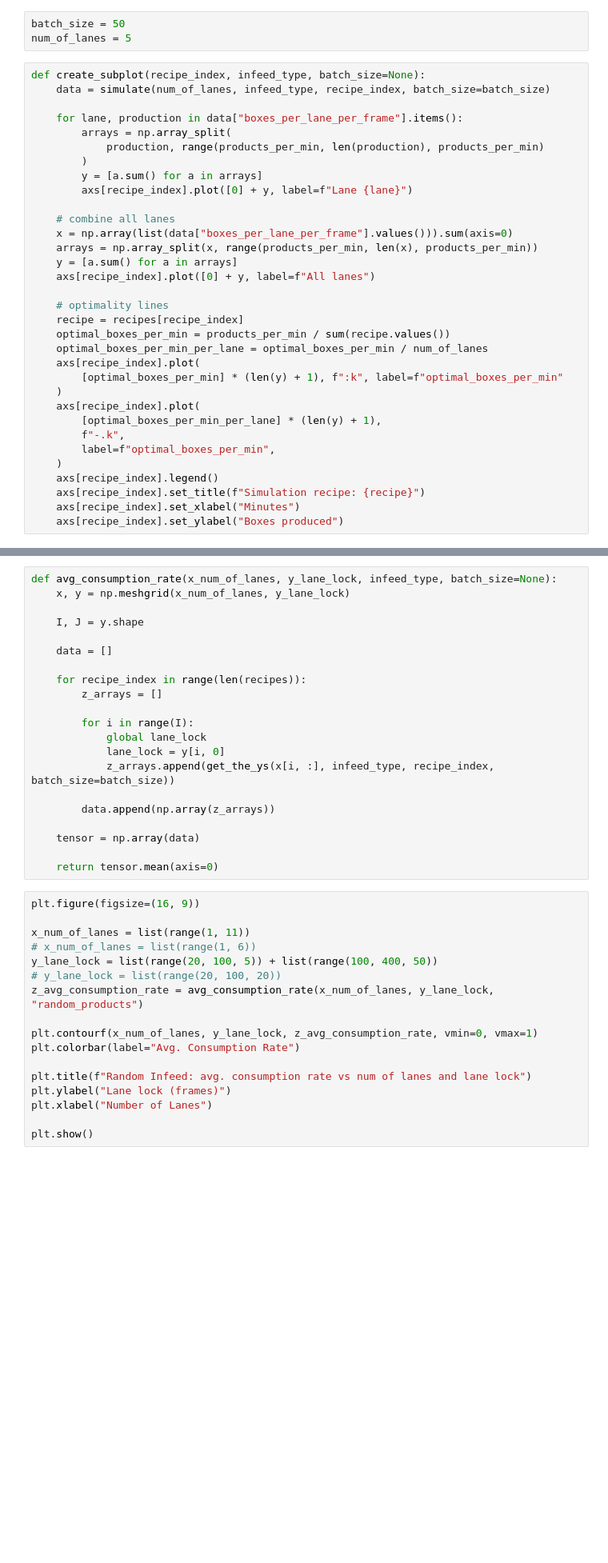
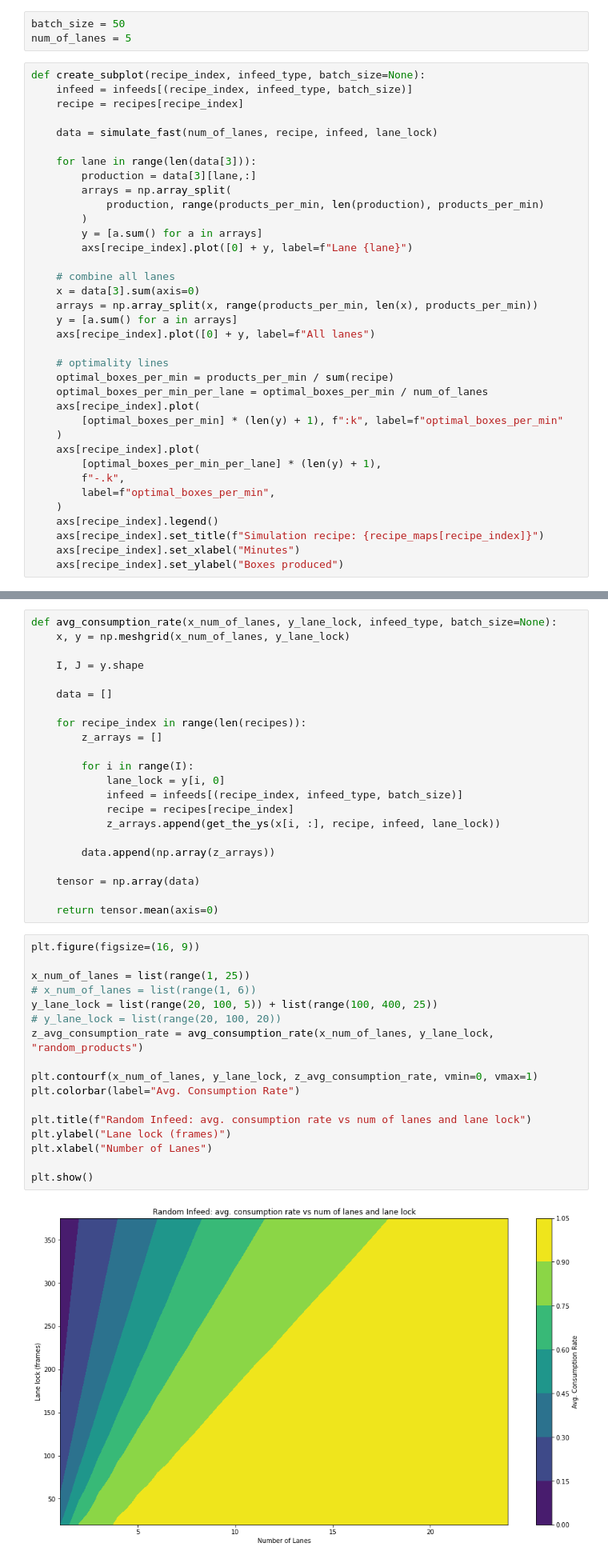
Before and after one commit to MiguelR90/machine-consumption, a Jupyter notebook: notebooks/Analysis Final.ipynb, the cells around one changed output, grey strips where cells are left out. Shown at 80% size. Cells and saved outputs as stored; diff of their text form; blank space fills up the shorter version.

```diff
--- a/notebooks/Analysis Final.ipynb
+++ b/notebooks/Analysis Final.ipynb
@@ -448,9 +238,13 @@ batch_size = 50
 num_of_lanes = 5
 # %%
 def create_subplot(recipe_index, infeed_type, batch_size=None):
-    data = simulate(num_of_lanes, infeed_type, recipe_index, batch_size=batch_size)
+    infeed = infeeds[(recipe_index, infeed_type, batch_size)]
+    recipe = recipes[recipe_index]
 
-    for lane, production in data["boxes_per_lane_per_frame"].items():
+    data = simulate_fast(num_of_lanes, recipe, infeed, lane_lock)
+
+    for lane in range(len(data[3])):
+        production = data[3][lane,:]
         arrays = np.array_split(
             production, range(products_per_min, len(production), products_per_min)
         )
@@ -458,14 +252,13 @@ def create_subplot(recipe_index, infeed_type, batch_size=None):
         axs[recipe_index].plot([0] + y, label=f"Lane {lane}")
 
     # combine all lanes
-    x = np.array(list(data["boxes_per_lane_per_frame"].values())).sum(axis=0)
+    x = data[3].sum(axis=0)
     arrays = np.array_split(x, range(products_per_min, len(x), products_per_min))
     y = [a.sum() for a in arrays]
     axs[recipe_index].plot([0] + y, label=f"All lanes")
 
     # optimality lines
-    recipe = recipes[recipe_index]
-    optimal_boxes_per_min = products_per_min / sum(recipe.values())
+    optimal_boxes_per_min = products_per_min / sum(recipe)
     optimal_boxes_per_min_per_lane = optimal_boxes_per_min / num_of_lanes
     axs[recipe_index].plot(
         [optimal_boxes_per_min] * (len(y) + 1), f":k", label=f"optimal_boxes_per_min"
@@ -476,7 +269,7 @@ def create_subplot(recipe_index, infeed_type, batch_size=None):
         label=f"optimal_boxes_per_min",
     )
     axs[recipe_index].legend()
-    axs[recipe_index].set_title(f"Simulation recipe: {recipe}")
+    axs[recipe_index].set_title(f"Simulation recipe: {recipe_maps[recipe_index]}")
     axs[recipe_index].set_xlabel("Minutes")
     axs[recipe_index].set_ylabel("Boxes produced")
 # %%
@@ -513,9 +310,10 @@ def avg_consumption_rate(x_num_of_lanes, y_lane_lock, infeed_type, batch_size=No
         z_arrays = []
 
         for i in range(I):
-            global lane_lock
             lane_lock = y[i, 0]
-            z_arrays.append(get_the_ys(x[i, :], infeed_type, recipe_index, batch_size=batch_size))
+            infeed = infeeds[(recipe_index, infeed_type, batch_size)]
+            recipe = recipes[recipe_index]
+            z_arrays.append(get_the_ys(x[i, :], recipe, infeed, lane_lock))
 
         data.append(np.array(z_arrays))
 
@@ -525,20 +323,22 @@ def avg_consumption_rate(x_num_of_lanes, y_lane_lock, infeed_type, batch_size=No
 # %%
 plt.figure(figsize=(16, 9))
 
-x_num_of_lanes = list(range(1, 11))
+x_num_of_lanes = list(range(1, 25))
 # x_num_of_lanes = list(range(1, 6))
-y_lane_lock = list(range(20, 100, 5)) + list(range(100, 400, 50))
+y_lane_lock = list(range(20, 100, 5)) + list(range(100, 400, 25))
 # y_lane_lock = list(range(20, 100, 20))
 z_avg_consumption_rate = avg_consumption_rate(x_num_of_lanes, y_lane_lock, "random_products")
 
 plt.contourf(x_num_of_lanes, y_lane_lock, z_avg_consumption_rate, vmin=0, vmax=1)
 plt.colorbar(label="Avg. Consumption Rate")
 
 plt.title(f"Random Infeed: avg. consumption rate vs num of lanes and lane lock")
 plt.ylabel("Lane lock (frames)")
 plt.xlabel("Number of Lanes")
 
 plt.show()
+# %% [output]
+[figure, added]
 # %%
 plt.figure(figsize=(16, 9))
 
```
Also changed, not shown: parts of 33 cells of this notebook.
